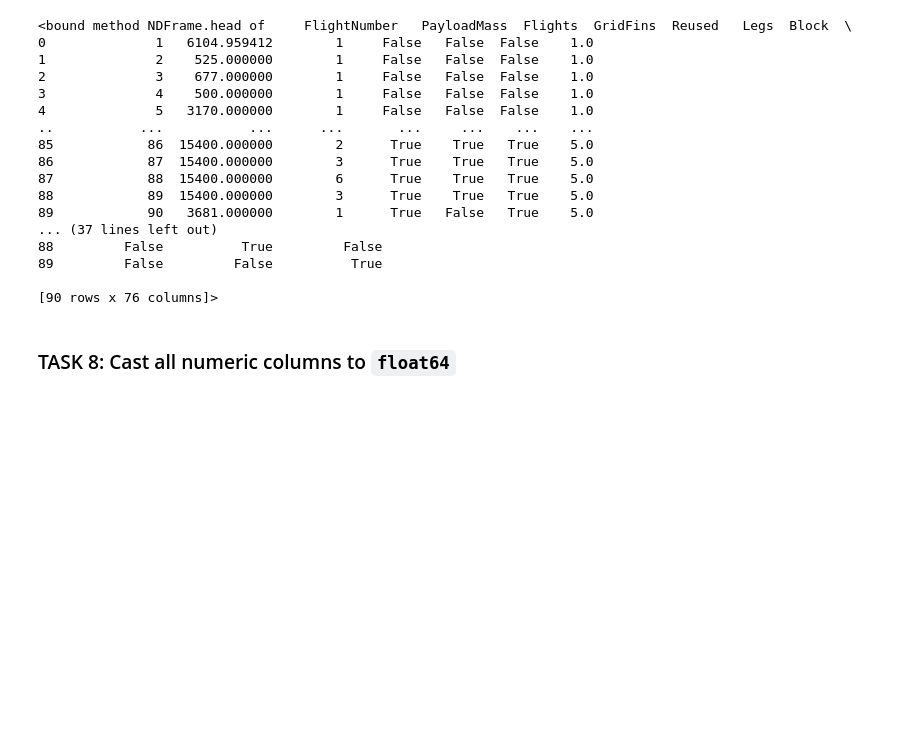
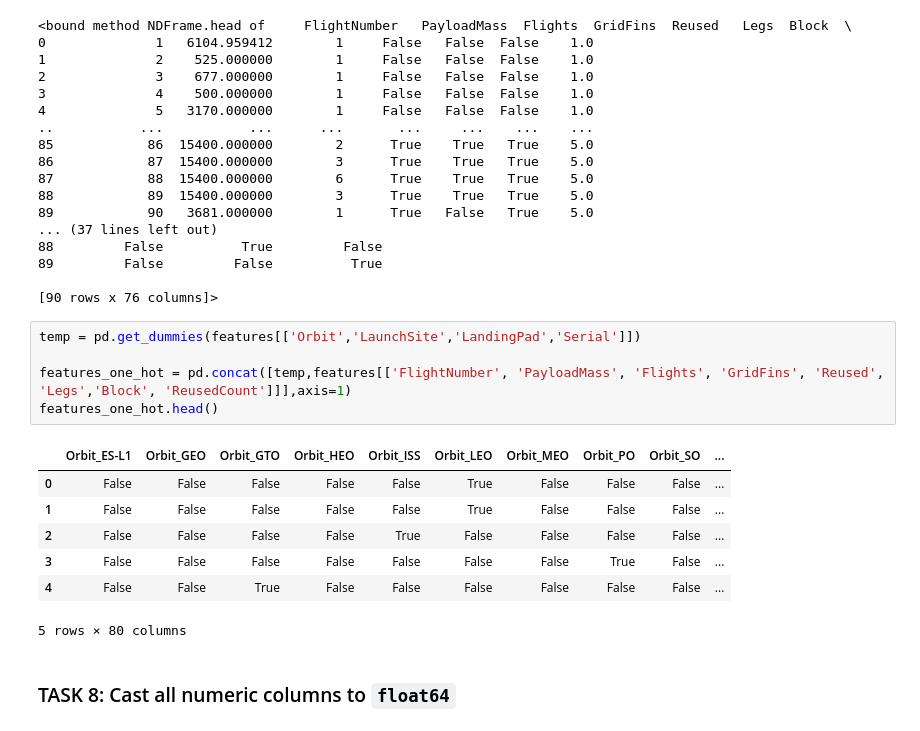
Before and after one commit to deputylucas08/DS-IBM, a Jupyter notebook: Project 7 Capstone/jupyter-labs-eda-dataviz-v2.ipynb, the cells around one changed output. Saved outputs shown, nothing was run; the diff lists cells and outputs as text; blank space fills up the shorter version.

```diff
--- a/Project 7 Capstone/jupyter-labs-eda-dataviz-v2.ipynb
+++ b/Project 7 Capstone/jupyter-labs-eda-dataviz-v2.ipynb
@@ -269,6 +260,19 @@ features_one_hot.head
 89         False         False          True
 
 [90 rows x 76 columns]>
+# %%
+temp = pd.get_dummies(features[['Orbit','LaunchSite','LandingPad','Serial']])
+
+features_one_hot = pd.concat([temp,features[['FlightNumber', 'PayloadMass', 'Flights', 'GridFins', 'Reused', 'Legs','Block', 'ReusedCount']]],axis=1)
+features_one_hot.head()
+# %% [output]
+|  | Orbit_ES-L1 | Orbit_GEO | Orbit_GTO | Orbit_HEO | Orbit_ISS | Orbit_LEO | Orbit_MEO | Orbit_PO | Orbit_SO | ... |
+| 0 | False | False | False | False | False | True | False | False | False | ... |
+| 1 | False | False | False | False | False | True | False | False | False | ... |
+| 2 | False | False | False | False | True | False | False | False | False | ... |
+| 3 | False | False | False | False | False | False | False | True | False | ... |
+| 4 | False | False | True | False | False | False | False | False | False | ... |
+5 rows × 80 columns
 # %% [markdown]
 ### TASK  8: Cast all numeric columns to `float64`
 # %% [markdown]
```
Also changed, not shown: parts of 8 cells of this notebook.
